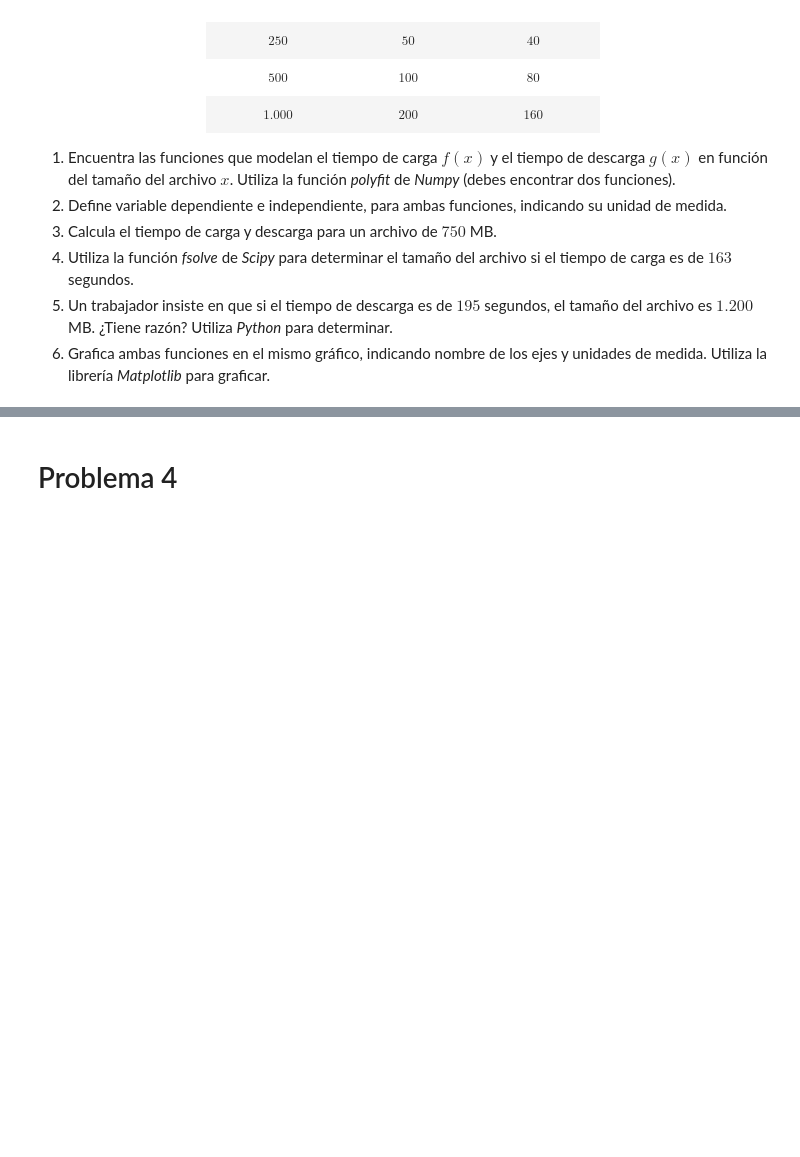
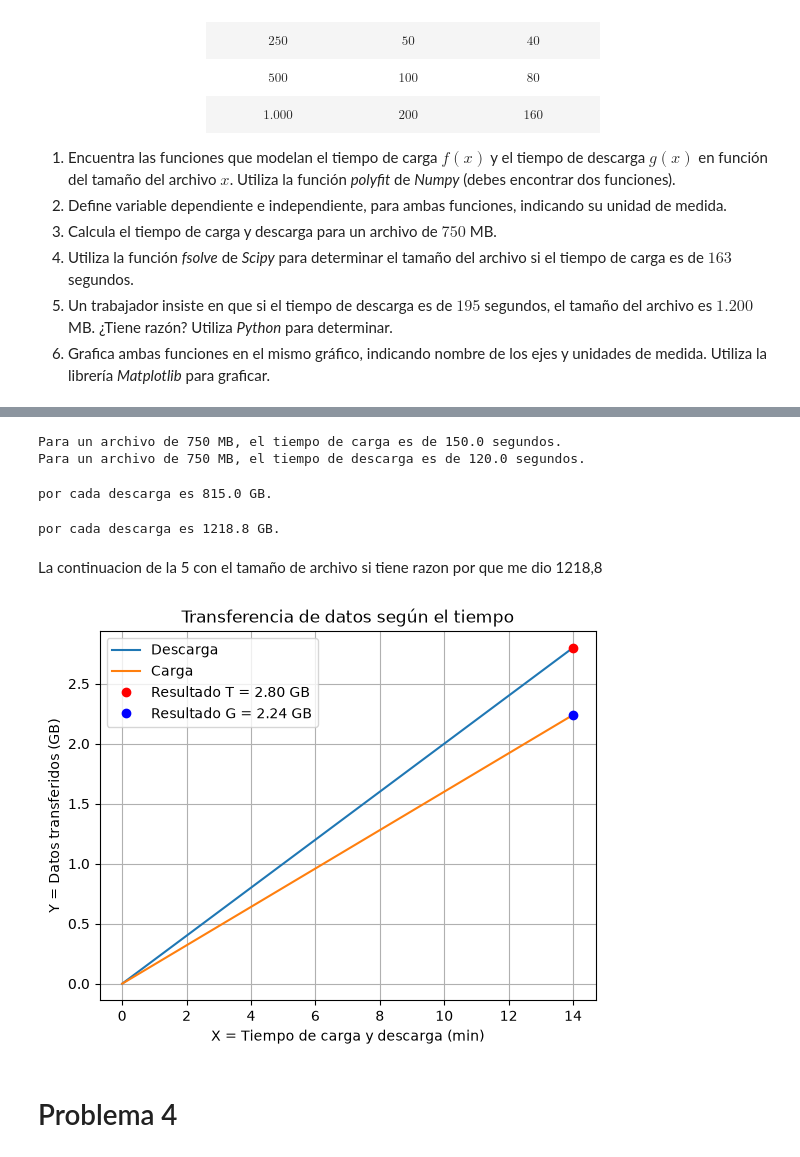
Before and after one commit to AleLagosP/Matematica-Aplicada-con-Python, a Jupyter notebook: Clase 2/G2_Función_Lineal.ipynb, the cells around one changed output, grey strips where cells are left out. Cells and saved outputs as stored; diff of their text form; code cells hidden in the pictures; blank space fills up the shorter version.

```diff
--- a/Clase 2/G2_Función_Lineal.ipynb
+++ b/Clase 2/G2_Función_Lineal.ipynb
@@ -176,3 +213,70 @@ Una empresa de tecnología quiere optimizar el tiempo de carga y descarga de arc
+# %%
+#3
+def F(x):
+    return 0.20*x + 0
+
+x = 750
+
+print(f'Para un archivo de 750 MB, el tiempo de carga es de {F(x):.1f} segundos.')
+
+def G(x):
+    return 0.16*x + 0
+
+x = 750
+
+print(f'Para un archivo de 750 MB, el tiempo de descarga es de {G(x):.1f} segundos.')
+# %% [output]
+Para un archivo de 750 MB, el tiempo de carga es de 150.0 segundos.
+Para un archivo de 750 MB, el tiempo de descarga es de 120.0 segundos.
+# %%
+#4
+def f(x):
+    return 0.20*x + 0 - 163
+
+x = np.linspace(0, 123.5, 1) # rango de busqueda
+
+solucion = fsolve(f, x)
+print(f'por cada descarga es {solucion[0]:.1f} GB.')
+# %% [output]
+por cada descarga es 815.0 GB.
+# %%
+#5
+def G(x):
+    return 0.16*x + 0 - 195
+
+x = np.linspace(0, 195, 1) # rango de busqueda
+
+solucion = fsolve(G, x)
+print(f'por cada descarga es {solucion[0]:.1f} GB.')
+# %% [output]
+por cada descarga es 1218.8 GB.
+# %% [markdown]
+La continuacion de la 5 con el tamaño de archivo si tiene razon por que me dio 1218,8
+# %%
+#6 Grafico
+def T(x):
+    return 0.20*x
+
+def G(x):
+    return 0.16*x
+
+t = np.arange(0, 15, 1)
+
+plt.plot(t, T(t), label='Descarga')
+plt.plot(t, G(t), label='Carga')
+
+plt.plot(14, T(14), 'ro', label=f'Resultado T = {T(14):.2f} GB')
+plt.plot(14, G(14), 'bo', label=f'Resultado G = {G(14):.2f} GB')
+
+plt.title('Transferencia de datos según el tiempo')
+plt.ylabel('Y = Datos transferidos (GB)')
+plt.xlabel('X = Tiempo de carga y descarga (min)')
+
+plt.legend()
+plt.grid()
+plt.show()
+# %% [output]
+[figure, added]
 # %% [markdown]
 # Problema 4
 # %% [markdown]
```
Also changed, not shown: parts of 3 cells of this notebook.
